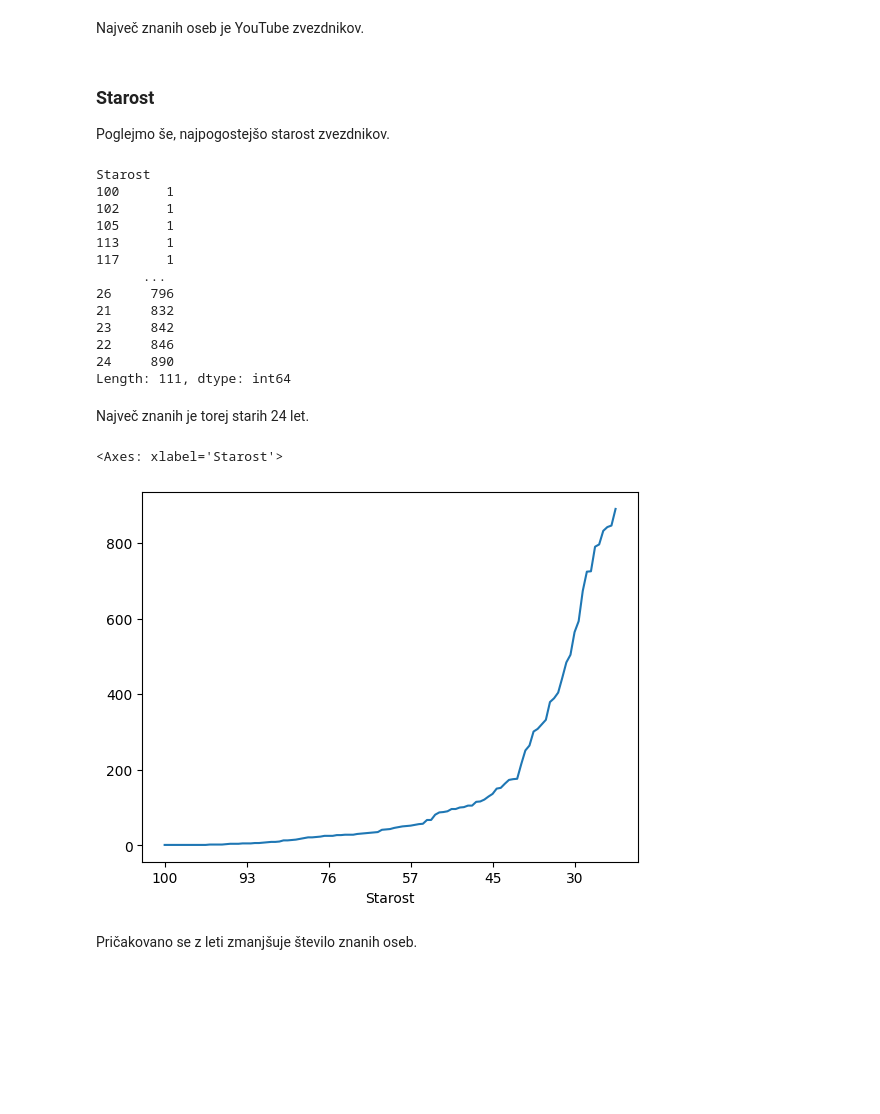
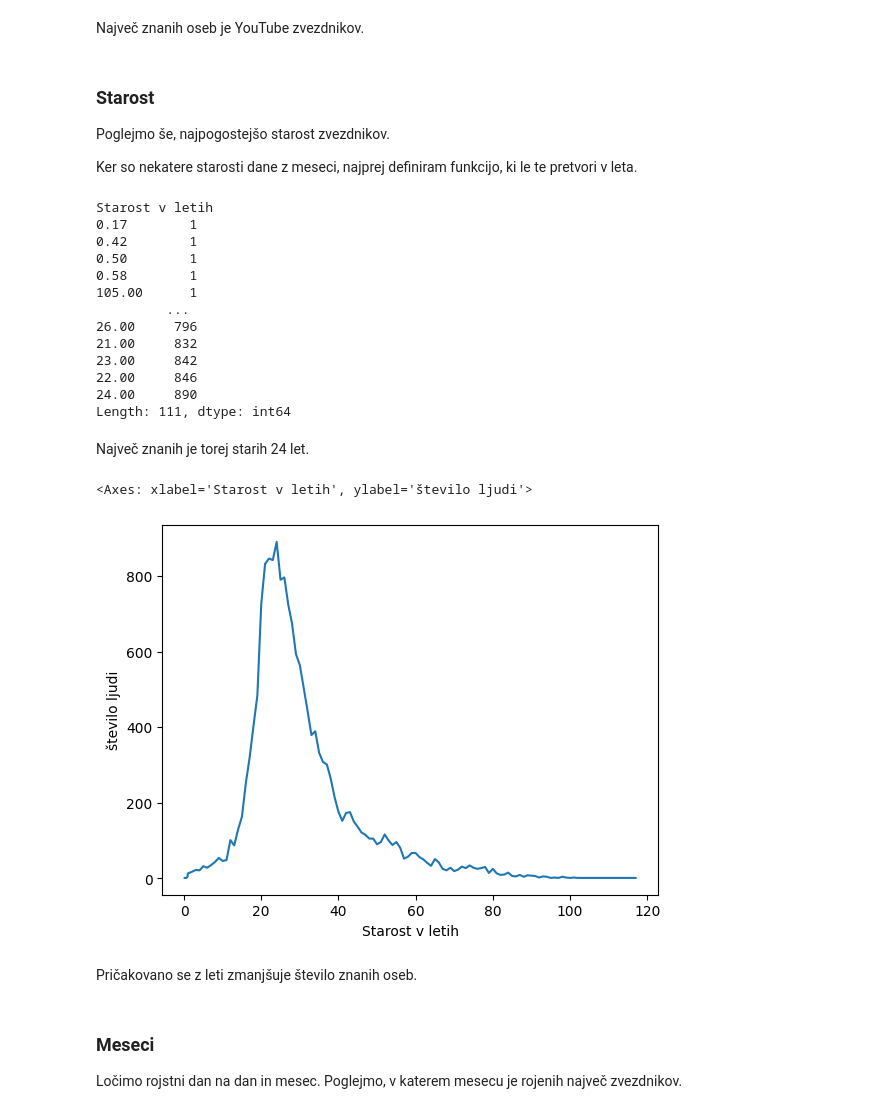
Before and after one commit to JasminaMazej/Projektna-naloga, a Jupyter notebook: analiza.ipynb, the cells around one changed output. Cells and saved outputs as stored; diff of their text form; code cells hidden in the pictures; blank space fills up the shorter version.

```diff
--- a/analiza.ipynb
+++ b/analiza.ipynb
@@ -171,29 +171,44 @@ Največ znanih oseb je YouTube zvezdnikov.
 ### Starost
 
 Poglejmo še, najpogostejšo starost zvezdnikov.
+
+Ker so nekatere starosti dane z meseci, najprej definiram funkcijo, ki le te pretvori v leta.
 # %%
-starost = LJUDJE[['Starost']].groupby('Starost').size()
+def pretvori_v_leta(starost):
+    if 'months' in starost:
+        meseci = int(starost.split()[0])
+        leta = meseci / 12
+        return round(leta, 2)
+    else:
+        return float(starost.split()[0])
+
+LJUDJE['Starost v letih'] = LJUDJE['Starost'].apply(pretvori_v_leta)
+starost = LJUDJE.groupby('Starost v letih').size()
 starost.sort_values()
 # %% [output]
-Starost
-100      1
-102      1
-105      1
-113      1
-117      1
-      ...
-26     796
-21     832
-23     842
-22     846
-24     890
+Starost v letih
+0.17        1
+0.42        1
+0.50        1
+0.58        1
+105.00      1
+         ...
+26.00     796
+21.00     832
+23.00     842
+22.00     846
+24.00     890
 Length: 111, dtype: int64
 # %% [markdown]
 Največ znanih je torej starih 24 let.
 # %%
-starost.sort_values().plot.line()
+starost.plot(ylabel = 'število ljudi')
 # %% [output]
-<Axes: xlabel='Starost'>
+<Axes: xlabel='Starost v letih', ylabel='število ljudi'>
-[figure, old version]
+[figure, new version]
 # %% [markdown]
 Pričakovano se z leti zmanjšuje število znanih oseb.
+# %% [markdown]
+### Meseci
+
+Ločimo rojstni dan na dan in mesec. Poglejmo, v katerem mesecu je rojenih največ zvezdnikov.
```
Also changed, not shown: parts of 8 cells of this notebook, 1 other file.
